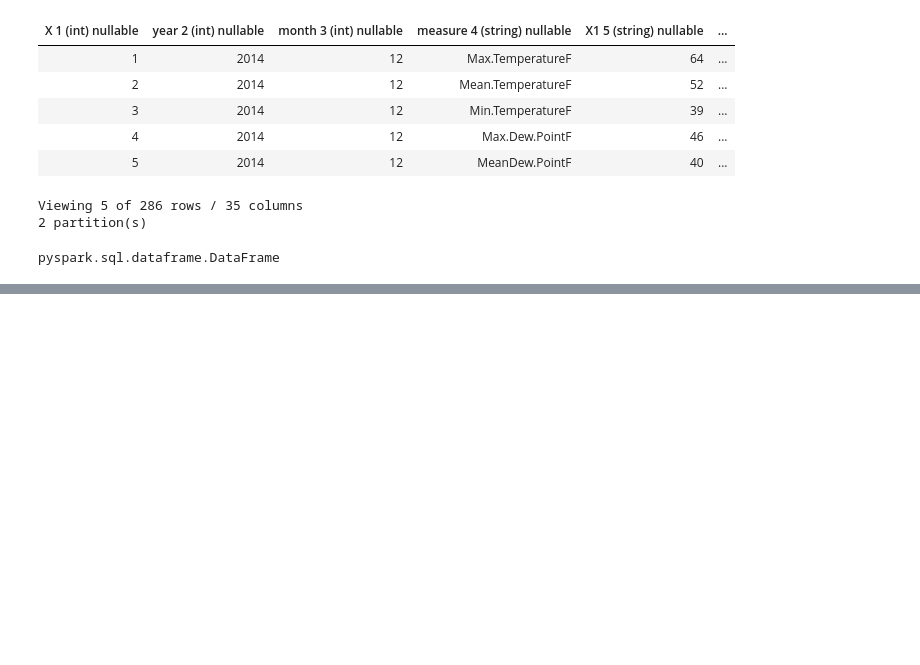
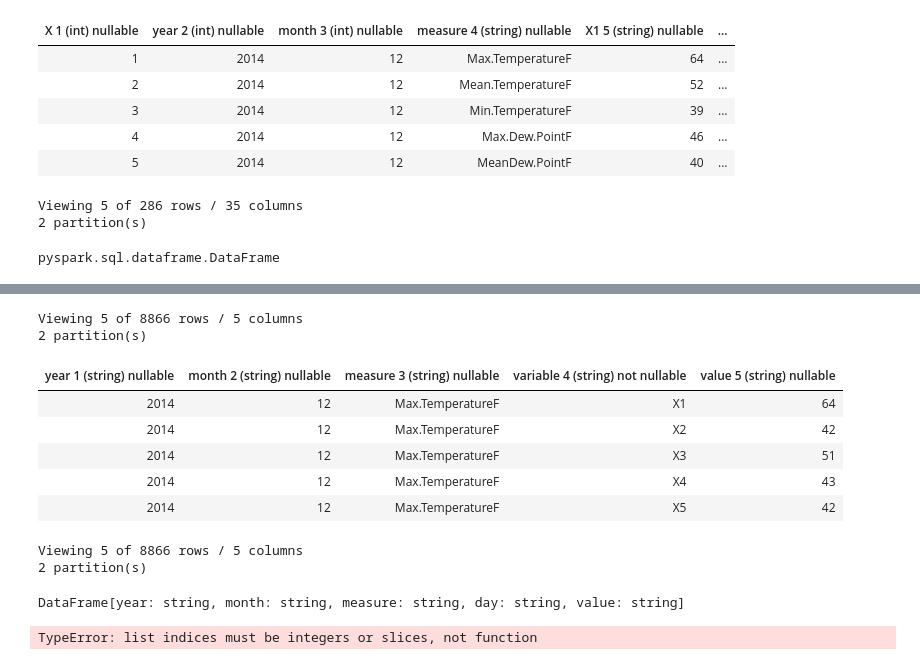
Before and after one commit to Amirayah/Spark-weather, a Jupyter notebook: spark_weather_Nilda_Yah.ipynb, the cells around one changed output, grey strips where cells are left out. Drawn from its saved outputs; the diff is of its cells as text; code cells hidden in the pictures; blank space fills up the shorter version.

```diff
--- a/spark_weather_Nilda_Yah.ipynb
+++ b/spark_weather_Nilda_Yah.ipynb
@@ -142,0 +171,20 @@ pyspark.sql.dataframe.DataFrame
+# %%
+df_melt = result.melt(id_vars=["year","month","measure"], value_vars=[
+    "X1","X2","X3","X4","X5","X6","X7","X8","X9","X10","X11","X12","X13","X14","X15","X16","X17","X18","X19","X20","X21",
+    "X22","X23","X24","X25","X26", "X27","X28","X29","X30","X31"])
+df_melt.table(5)
+# %% [output]
+Viewing 5 of 8866 rows / 5 columns
+2 partition(s)
+| year 1 (string) nullable | month 2 (string) nullable | measure 3 (string) nullable | variable 4 (string) not nullable | value 5 (string) nullable |
+| 2014 | 12 | Max.TemperatureF | X1 | 64 |
+| 2014 | 12 | Max.TemperatureF | X2 | 42 |
+| 2014 | 12 | Max.TemperatureF | X3 | 51 |
+| 2014 | 12 | Max.TemperatureF | X4 | 43 |
+| 2014 | 12 | Max.TemperatureF | X5 | 42 |
+Viewing 5 of 8866 rows / 5 columns
+2 partition(s)
+# %%
+df_melt.cols.rename([('variable','day')])
+# %% [output]
+DataFrame[year: string, month: string, measure: string, day: string, value: string]
@@ -142,0 +198,6 @@ pyspark.sql.dataframe.DataFrame
+# %%
+df_melt['date'] = df_melt.cols.apply(creating_date)
+df_melt = def_melt [['measure', 'value', 'date']]
+df_melt.table(5)
+# %% [output]
+TypeError: list indices must be integers or slices, not function
```
Also changed, not shown: parts of 4 cells of this notebook.
